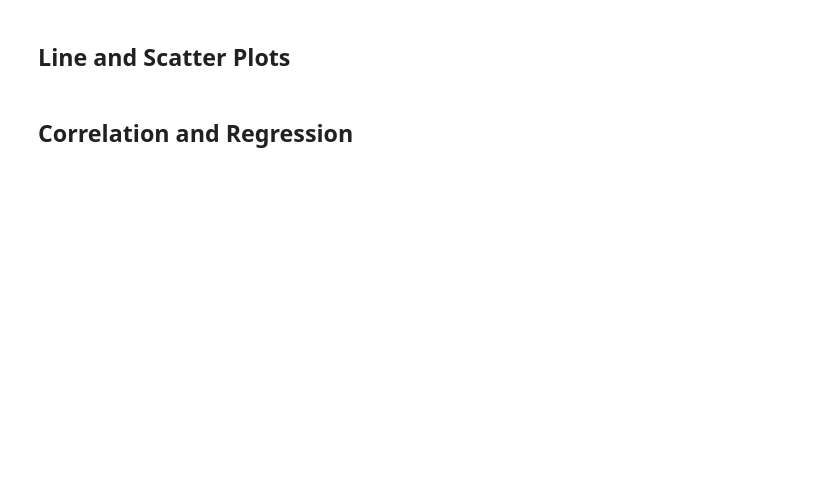
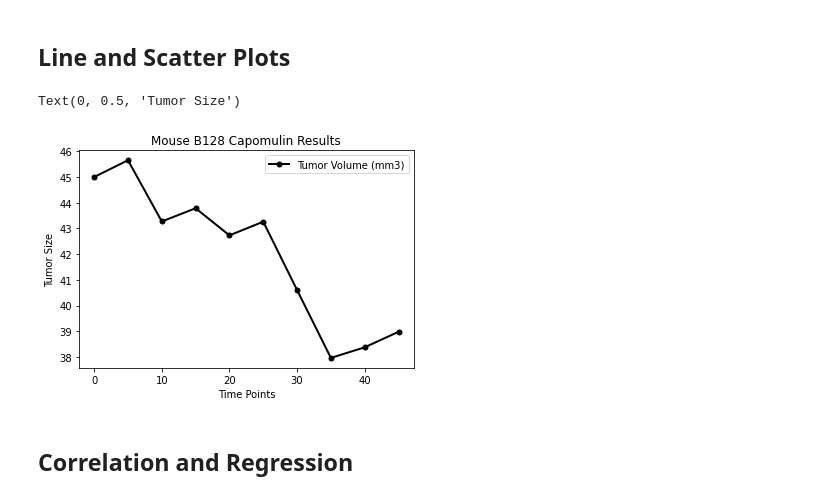
Before and after one commit to eggsnbacon97/matplotlib-challenge, a Jupyter notebook: Pymaceuticals.ipynb, the cells around one changed output. Saved outputs shown, nothing was run; the diff lists cells and outputs as text; code cells hidden in the pictures; blank space fills up the shorter version.

```diff
--- a/Pymaceuticals.ipynb
+++ b/Pymaceuticals.ipynb
@@ -337,3 +319,29 @@ plt.show()
+# %%
+# Generate a line plot of time point versus tumor volume for a mouse treated with Capomulin
+
+capomulin_final = pd.DataFrame(clean_mouse_study.loc[clean_mouse_study["Drug Regimen"] == "Capomulin"])
+
+capomulin_final = capomulin_final.drop(['Metastatic Sites',
+                                        'Drug Regimen',
+                                        'Sex',
+                                        'Age_months',
+                                        'Weight (g)'],
+                                        axis=1)
+
+#All mice on line graph----------------------------------
+capomulin_big = capomulin_final.set_index('Timepoint')
+#--------------------------------------------------------
+
+capomulin_single = capomulin_final
+capomulin_single = capomulin_single.loc[capomulin_single['Mouse ID'] == "b128"]
+capomulin_single = capomulin_single.set_index('Timepoint')
+
+ax = capomulin_single.plot(lw=2, colormap='gnuplot', marker='.', markersize=10, title='Mouse B128 Capomulin Results')
+ax.set_xlabel("Time Points")
+ax.set_ylabel("Tumor Size")
+# %% [output]
+Text(0, 0.5, 'Tumor Size')
+[figure, added]
 # %%
 # Generate a scatter plot of mouse weight versus average tumor volume for the Capomulin regimen
 # %% [markdown]
```
Also changed, not shown: parts of 4 cells of this notebook.
